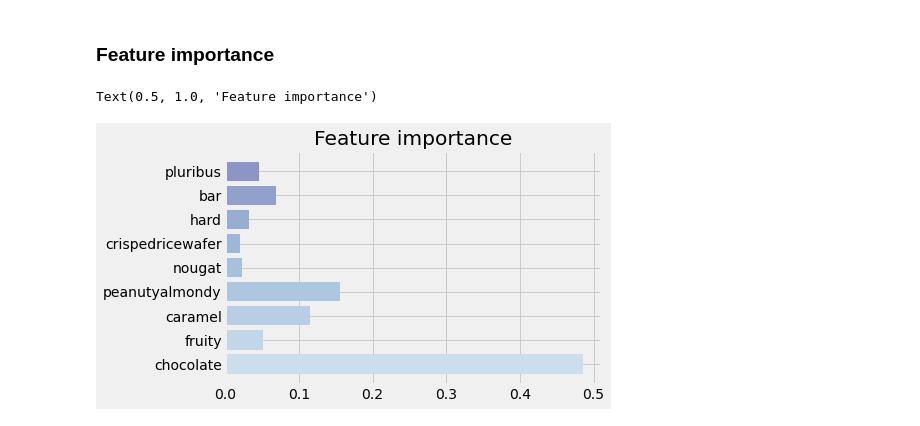
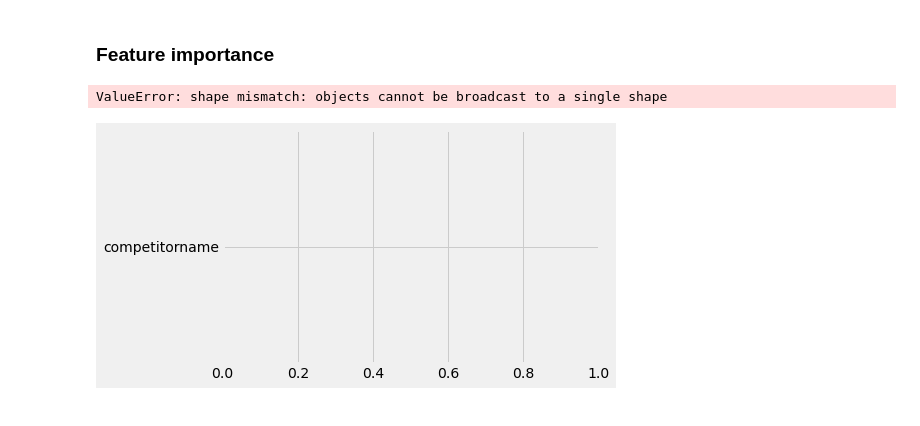
Before and after one commit to Mieju/CandyCare, a Jupyter notebook: CandyCare.ipynb, the cells around one changed output. Cells and saved outputs as stored; diff of their text form; code cells hidden in the pictures.

```diff
--- a/CandyCare.ipynb
+++ b/CandyCare.ipynb
@@ -310,9 +310,9 @@ X_test_p = test_set.drop(columns = ['competitorname', 'sugarpercent', 'priceperc
 y_test_p = test_set['pricepercent']
 
 #win
-X_train_w = training_set.drop(columns = ['competitorname', 'sugarpercent', 'pricepercent', 'winpercent'])
+X_train_w = training_set.drop(columns = ['competitorname', 'winpercent'])
 y_train_w = training_set['winpercent']
 
-X_test_w = test_set.drop(columns = ['competitorname', 'sugarpercent', 'pricepercent', 'winpercent'])
+X_test_w = test_set.drop(columns = ['competitorname', 'winpercent'])
 y_test_w = test_set['winpercent']
 # %% [markdown]
@@ -367,9 +364,9 @@ def predWin_RF(dataline):
 # %% [markdown]
 ### Feature importance
 # %%
-colors = plt.cm.BuPu(np.linspace(0.2, 0.5, len(X_train_w.columns)))
-plt.barh(X_train_w.columns, clf_w.feature_importances_,  color=colors)
+colors = plt.cm.BuPu(np.linspace(0.2, 0.5, len(test_set.columns)))
+plt.barh(test_set.drop(columns = ['winpercent']).columns, clf_w.feature_importances_, color=colors)
 plt.title("Feature importance")
 # %% [output]
-Text(0.5, 1.0, 'Feature importance')
+ValueError: shape mismatch: objects cannot be broadcast to a single shape
-[figure, old version]
+[figure, new version]
```
Also changed, not shown: parts of 6 cells of this notebook.
